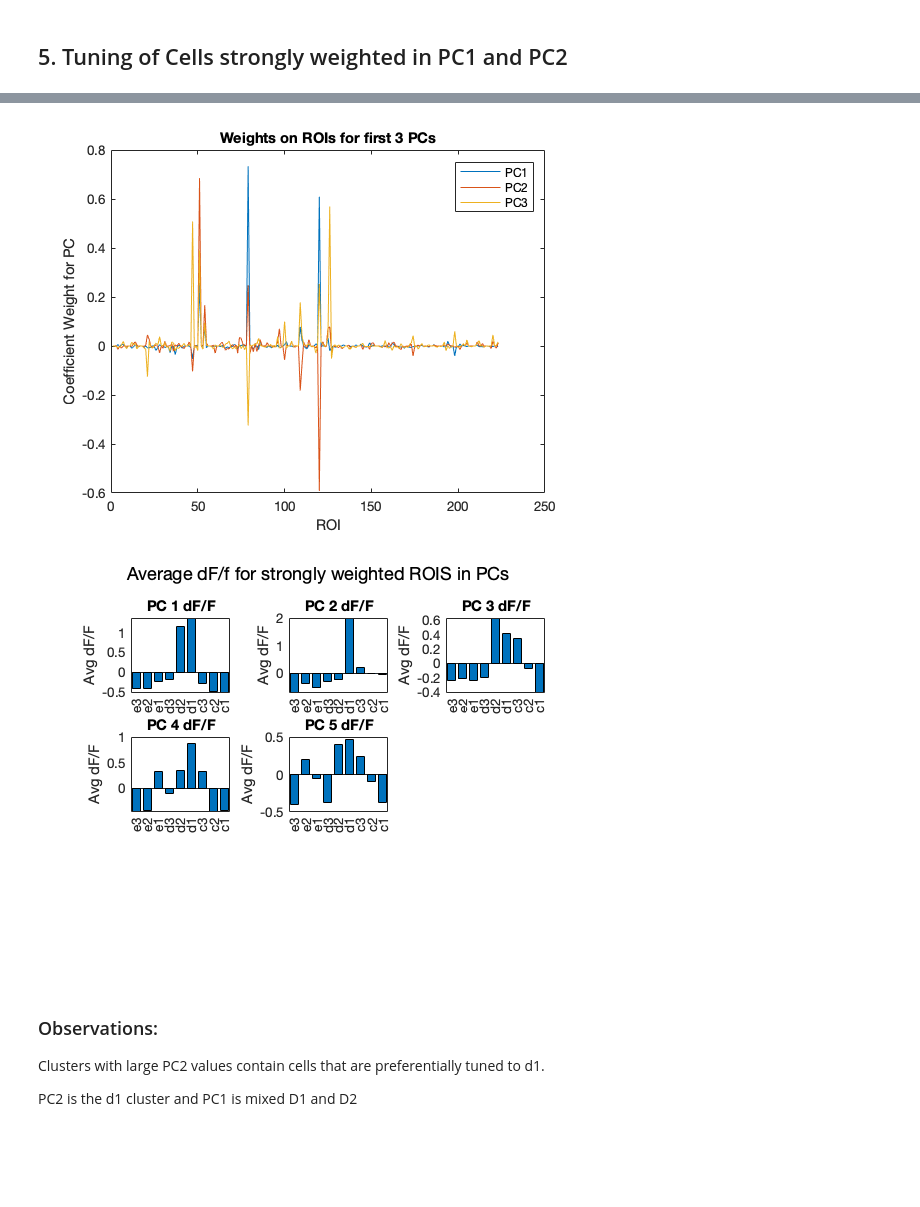
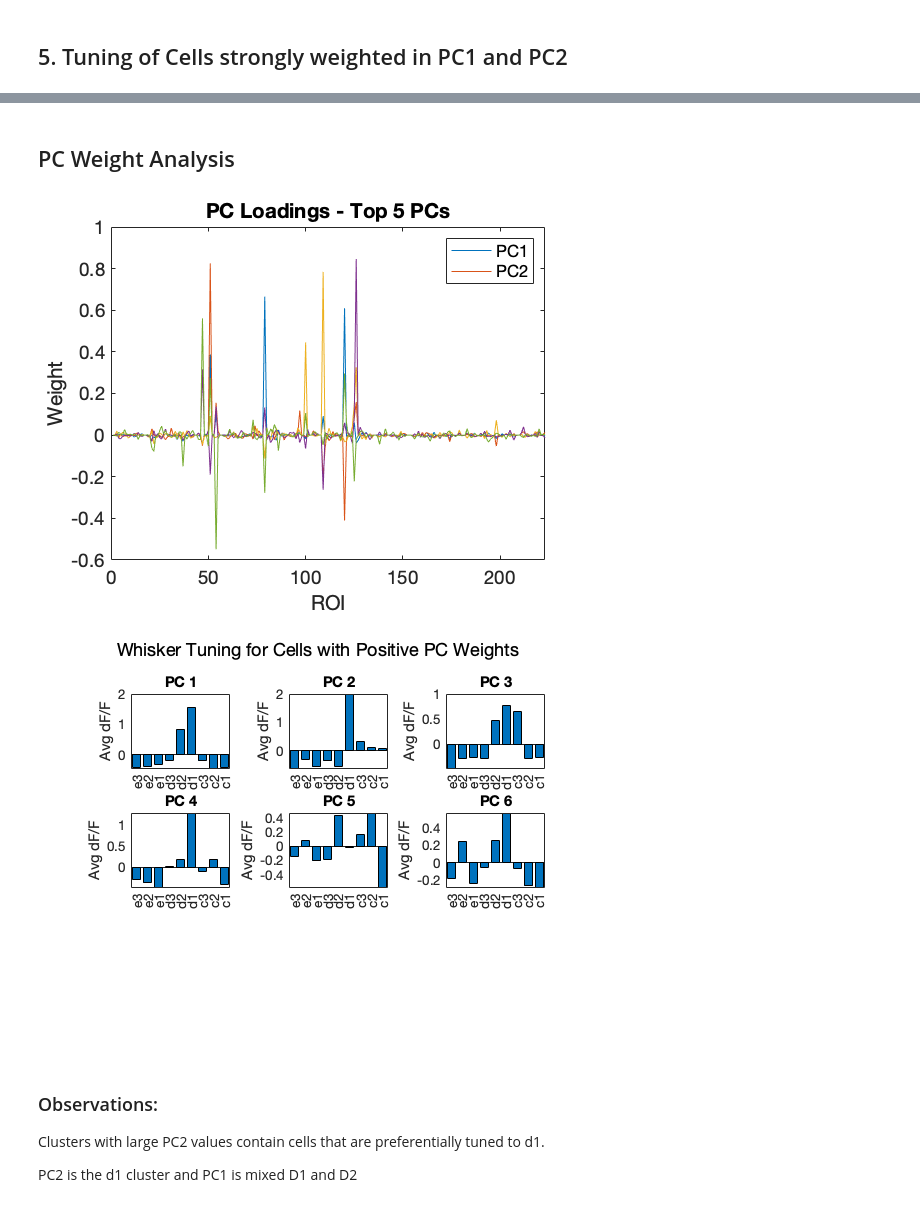
Before and after one commit to neurogomez/neural_ensemble_identification, a Jupyter notebook: 02c_Ensemble_Analysis-PCA.ipynb, the cells around one changed output, grey strips where cells are left out. Saved outputs shown, nothing was run; the diff lists cells and outputs as text; code cells hidden in the pictures; blank space fills up the shorter version.

```diff
--- a/02c_Ensemble_Analysis-PCA.ipynb
+++ b/02c_Ensemble_Analysis-PCA.ipynb
@@ -11,7 +11,7 @@ load('ROI_positions.mat')
 %Variables
 thrld = 0.25;
 fov = 4; % 1 of 8 FOV
-tbin = 0.5; % 1 second time bin
+tbin = 1; % 1 second time bin
 num_rois = numel(fieldnames(dat_sorted{fov}.deNoise_dff));
 stimulus = {'e3', 'e2', 'e1', 'd3', 'd2', 'd1', 'c3', 'c2', 'c1', 'blank'};
 # %% [markdown]
@@ -263,2 +266,18 @@ sgtitle('Average dF/f for ROIs in Spatial Cluster')
 # %% [markdown]
 ## 5. Tuning of Cells strongly weighted in PC1 and PC2
+# %%
+y = zscore(PC_weights{1}.dff_max,[],2);
+whisk_resp_avg_PC1 = mean(y(4:5,:),1);
+subplot(2,2,1)
+bar(x,whisk_resp_avg_PC1)
+set(gca,'FontSize', 14)
+ylabel('Avg Z-score dF/F')
+xlabel('PC1')
+
+y = zscore(PC_weights{2}.dff_max,[],2);
+whisk_resp_avg_PC2 = mean(y(4:6,:),1);
+subplot(2,2,2)
+bar(x,whisk_resp_avg_PC2)
+ylabel('Avg Z-score dF/F')
+xlabel('PC2')
+set(gca,'FontSize', 14)
@@ -265,48 +286,52 @@ sgtitle('Average dF/f for ROIs in Spatial Cluster')
+# %% [markdown]
+## PC Weight Analysis
 # %%
 % Check PC weights
 
 % plot_ROIlabel(x_pst, y_pst, PCA_allstim.coeff(:,PC), ['Map of ROIs with PC ', num2str(PC), ' Weights'])
 figure(1)
-plot(PCA_allstim.coeff(:,1:3))
+plot(PCA_allstim.coeff(:,1:5))
+xlim([0,223])
+set(gca,'FontSize', 14)
 xlabel('ROI')
-ylabel('Coefficient Weight for PC')
-title('Weights on ROIs for first 3 PCs')
-legend('PC1', 'PC2', 'PC3')
+ylabel('Weight')
+title('PC Loadings - Top 5 PCs')
+legend('PC1', 'PC2')
 
 cutoff = 0.05;
-for PC = 1:5
+for PC = 1:6
     PC_weights{PC}.rois = find(PCA_allstim.coeff(:,PC) > cutoff);
     PC_weights{PC}.dff_max = zeros(length(PC_weights{PC}.rois),9);
     for nrois = 1:length(PC_weights{PC}.rois)
         roi = ['ROI', num2str(PC_weights{PC}.rois(nrois))];
         for stim_num = 1:length(stimulus)-1
             stim = stimulus{stim_num};
             dff_stim = dat_sorted{fov}.deNoise_dff.(roi).(stim);
             PC_weights{PC}.dff_max(nrois,stim_num) = mean(max(dff_stim(:,t_start:t_end),[],2));
         end
     end
 end
 
 %Plot whisker tuning for each ROI weighted strongly in first few PCs
 figure(2)
 whiskers = {'e3', 'e2', 'e1', 'd3', 'd2', 'd1', 'c3', 'c2', 'c1'};
 x = categorical(whiskers);
 x = reordercats(x, whiskers);
 
 % Mean Whisker Receptive Field for ROIs in Cluster
 
-for PC = 1:5
+for PC = 1:6
     y = zscore(PC_weights{PC}.dff_max,[],2);
     whisk_resp_avg = mean(y,1);
     subplot(3,3,PC)
     bar(x,whisk_resp_avg)
     ylabel('Avg dF/F')
-    title(['PC ', num2str(PC),' dF/F'])
+    title(['PC ', num2str(PC)])
 end
-sgtitle('Average dF/f for strongly weighted ROIS in PCs')
+sgtitle('Whisker Tuning for Cells with Positive PC Weights')
 # %% [output]
-[figure, old version]
+[figure, new version]
-[figure, old version]
+[figure, new version]
 # %% [markdown]
 ### Observations:
 
```
Also changed, not shown: parts of 19 cells of this notebook, 9 other files.
